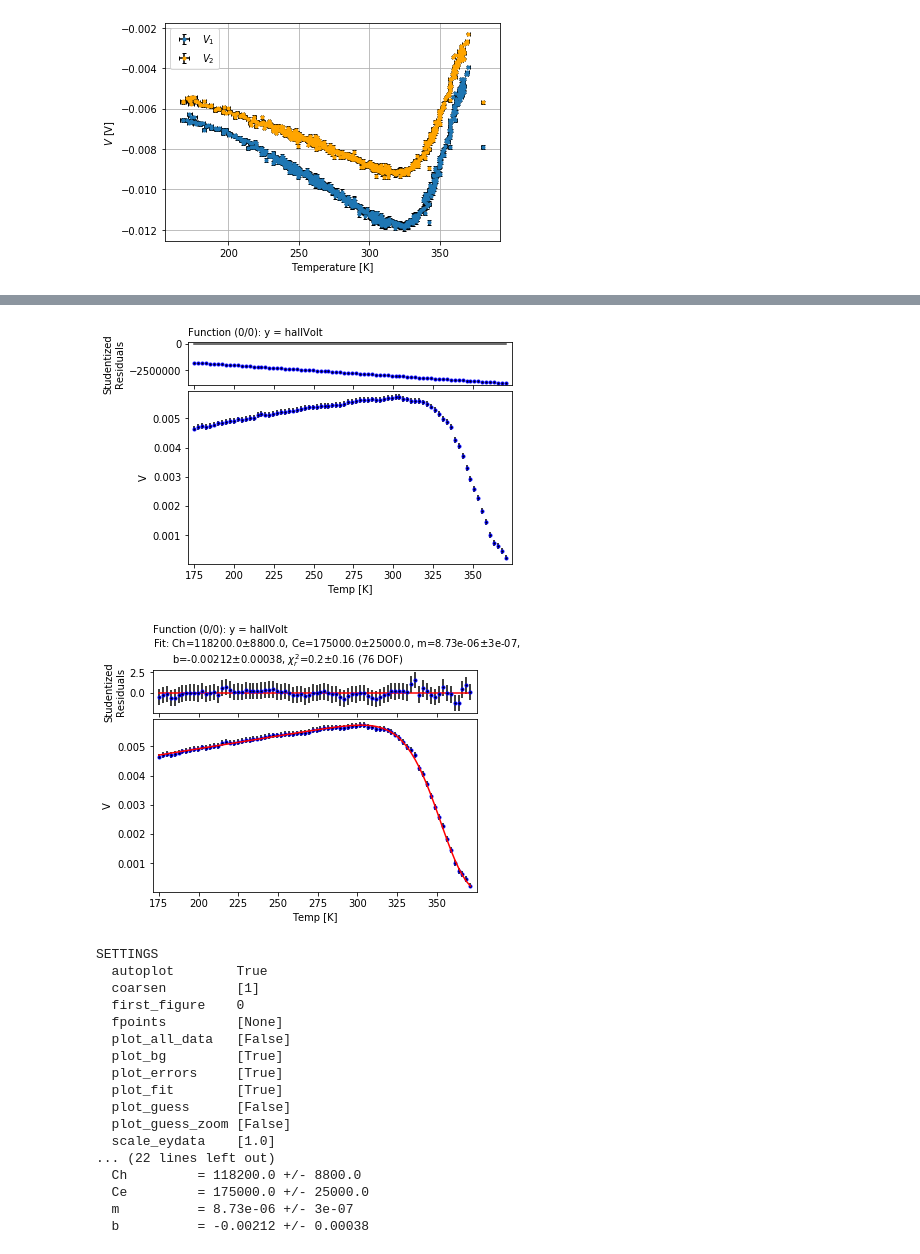
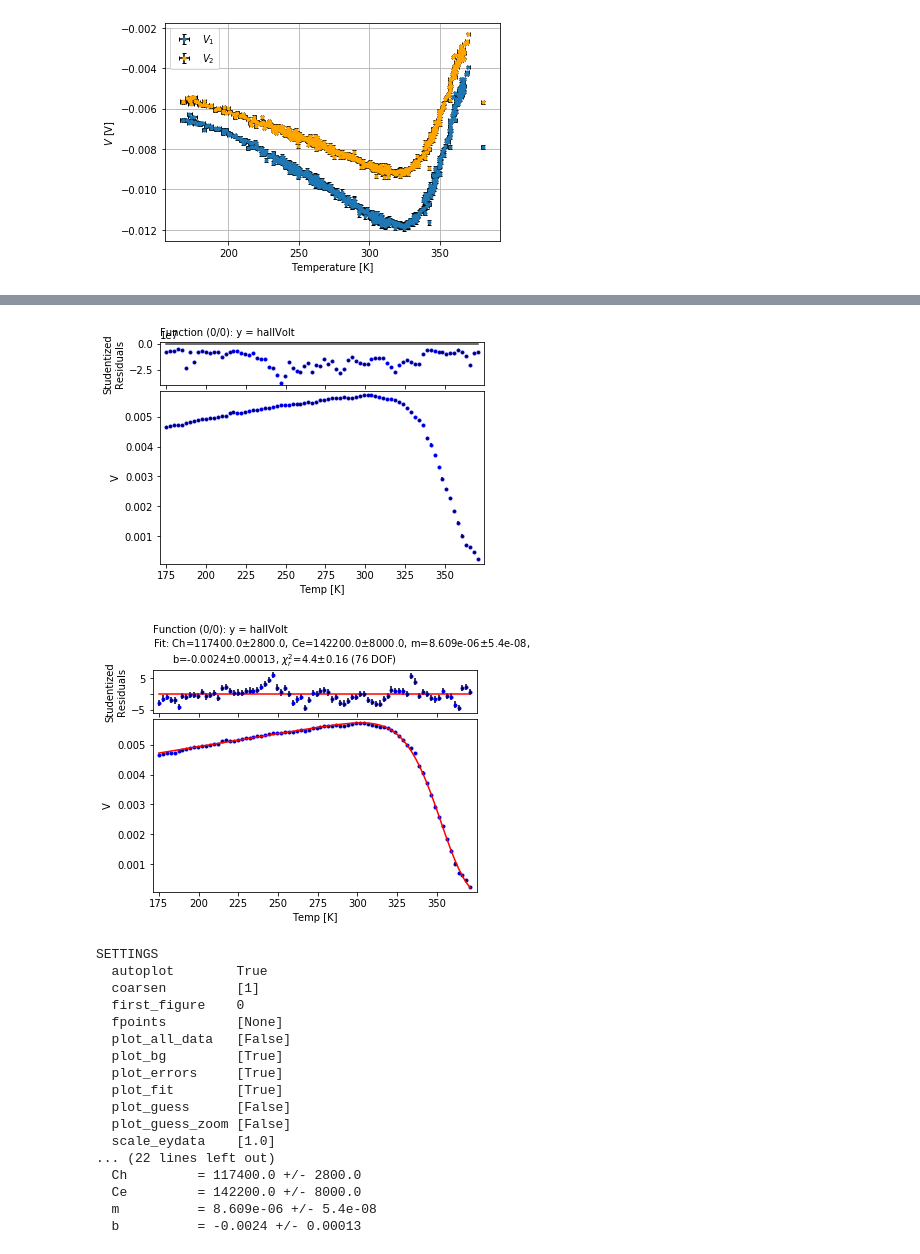
Before and after one commit to eklem1/ModernLab, a Jupyter notebook: ConstMag_Temp.ipynb, the cells around one changed output, grey strips where cells are left out. Cells and saved outputs as stored; diff of their text form; code cells hidden in the pictures.

Commit message:
Corrected errors

```diff
--- a/ConstMag_Temp.ipynb
+++ b/ConstMag_Temp.ipynb
@@ -430,10 +430,16 @@ t = 0.91e-3 #m
 # C: 7.287881e+29
 # power: 2.271244e+00
 
-power = 2.27
-Eg = 1.43
-pCh = 7.650499e+25
-CnCe = 7.287881e+29
+# Average values from V_4 and V_5
+Eg = 1.429516e+00
+pCh = 7.179949e+25
+CnCe = 7.152223e+29
+power = 2.262523e+00
+
+# power = 2.27
+# Eg = 1.43
+# pCh = 7.650499e+25
+# CnCe = 7.287881e+29
 
 
 def hallVolt(T, Ch, Ce, m, b):
@@ -484,37 +490,42 @@ def CenterTemp(TempErrM_T, dataM_T, Err_M_T):
                 data.append(dataM_T[:, i])
                 Err.append(Err_M_T[:, i])
 
-        #get average of data for this T and then save it
-    #     TempErr_minA_center.append(np.average(TempErr)) #not actually what we care about, use T values
-
         #get average of the data points
         ave = np.average(data, axis=0)
-        data_center.append(ave) #this will need to average over each col
+        data_center.append(ave)
 
         std = np.std(data, axis=0)
-        Err_center.append(std)
+#         Err_center.append(std) #is this actually the error?
+        Err_center.append(std/np.sqrt(len(TempErr))) #is this actually the error?
+
 
     data_center = np.transpose(np.array(data_center))
     Err_center = np.transpose(Err_center)
 
     return tempCentered, data_center, Err_center
 
-def SubData(minData, maxData):
-    return (maxData - minData)/2
+def SubData(minData, minData_err, maxData, maxData_err):
+    sub = (maxData - minData)/2
+    err = np.sqrt(minData_err**2 + maxData_err**2)/2
+
+    return sub, err
 # %%
 # print(TempErr_M_T_minA[0])
 
 tempCentered, data_minA_center, Err_minA_center = CenterTemp(TempErr_M_T_minA, dataM_T_minA, Err_M_T_minA)
 tempCentered, data_maxA_center, Err_maxA_center = CenterTemp(TempErr_M_T_maxA, dataM_T_maxA, Err_M_T_maxA)
 
-subtracted = [SubData(data_minA_center[0], data_maxA_center[0]), SubData(data_minA_center[1], data_maxA_center[1])]
+subtracted_1 = SubData(data_minA_center[0], Err_minA_center[0], data_maxA_center[0], Err_maxA_center[0])
+subtracted_2 = SubData(data_minA_center[1], Err_minA_center[1], data_maxA_center[1], Err_maxA_center[1])
+
+# print(subtracted_1[1])
 
 plt.figure(figsize=(13,5))
 plt.subplot(1, 2, 1)
 
 plt.errorbar(tempCentered, data_minA_center[0], yerr=Err_minA_center[0], ls=" ", marker=".", label="Min angle", ecolor='black', capsize=2)
 plt.errorbar(tempCentered, data_maxA_center[0], yerr=Err_maxA_center[0], ls=" ", marker=".", label="Max angle", ecolor='black', capsize=2, color="r")
-plt.plot(tempCentered, subtracted[0], color="black", label="Subtracted")
+plt.errorbar(tempCentered, subtracted_1[0], yerr=subtracted_1[1], color="black", label="Subtracted")
 
 plt.grid()
 plt.ylabel("$V_1$ [V]")
@@ -524,7 +535,7 @@ plt.legend()
 plt.subplot(1, 2, 2)
 plt.errorbar(tempCentered, data_maxA_center[1], yerr=Err_maxA_center[1], ls=" ", marker=".", label="Min angle", ecolor='black', capsize=2, color="g")
 plt.errorbar(tempCentered, data_minA_center[1], yerr=Err_minA_center[1], ls=" ", marker=".", label="Max angle", ecolor='black', capsize=2, color="orange")
-plt.plot(tempCentered, subtracted[1], color="black", label="Subtracted")
+plt.errorbar(tempCentered, subtracted_2[0], yerr=subtracted_2[1], color="black", label="Subtracted")
 
 plt.grid()
 plt.ylabel("$V_2$ [V]")
@@ -538,22 +549,22 @@ plt.show()
 # %%
 my_fitter = s.data.fitter()
 my_fitter.set(style_data = [{'marker': '.', 'color': 'black', 'ls': '', 'mec': 'b'}]\
               , plot_guess=False, fpoints=None, xlabel = "Temp [K]" , ylabel = "V")
 # help(s.data.fitter)
 
 guess='Ch=10e5, Ce=10e5, m=1, b=1'
 
 my_fitter.set_functions(f=hallVolt, p=guess)
 
 # tempCentered, subtracted[1]
-my_fitter.set_data(xdata=tempCentered, ydata=subtracted[1], eydata=0.0001)
+my_fitter.set_data(xdata=tempCentered, ydata=subtracted_2[0], eydata=subtracted_2[1])
 # my_fitter.set_data(data=TempDataComHigh[0][100:], ydata=DataComHigh[4][100:])
 
 my_fitter.fit()
 # print()
 # %% [output]
-[figure, old version]
+[figure, new version]
-[figure, old version]
+[figure, new version]
 SETTINGS
   autoplot        True
   coarsen         [1]
@@ -567,10 +578,10 @@ SETTINGS
   plot_guess_zoom [False]
   scale_eydata    [1.0]
 ... (22 lines left out)
-  Ch         = 118200.0 +/- 8800.0
-  Ce         = 175000.0 +/- 25000.0
-  m          = 8.73e-06 +/- 3e-07
-  b          = -0.00212 +/- 0.00038
+  Ch         = 117400.0 +/- 2800.0
+  Ce         = 142200.0 +/- 8000.0
+  m          = 8.609e-06 +/- 5.4e-08
+  b          = -0.0024 +/- 0.00013
 # %%
 fits = my_fitter.get_fit_results()
 
```
Also changed, not shown: parts of 4 cells of this notebook, 1 other file.
